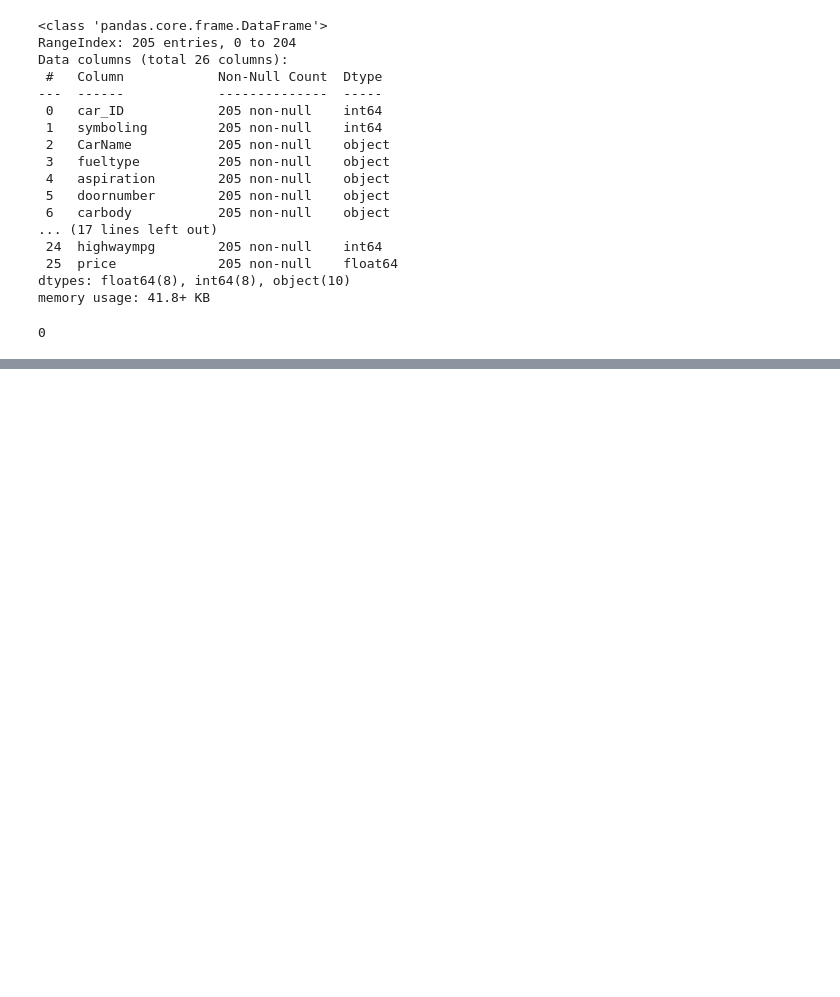
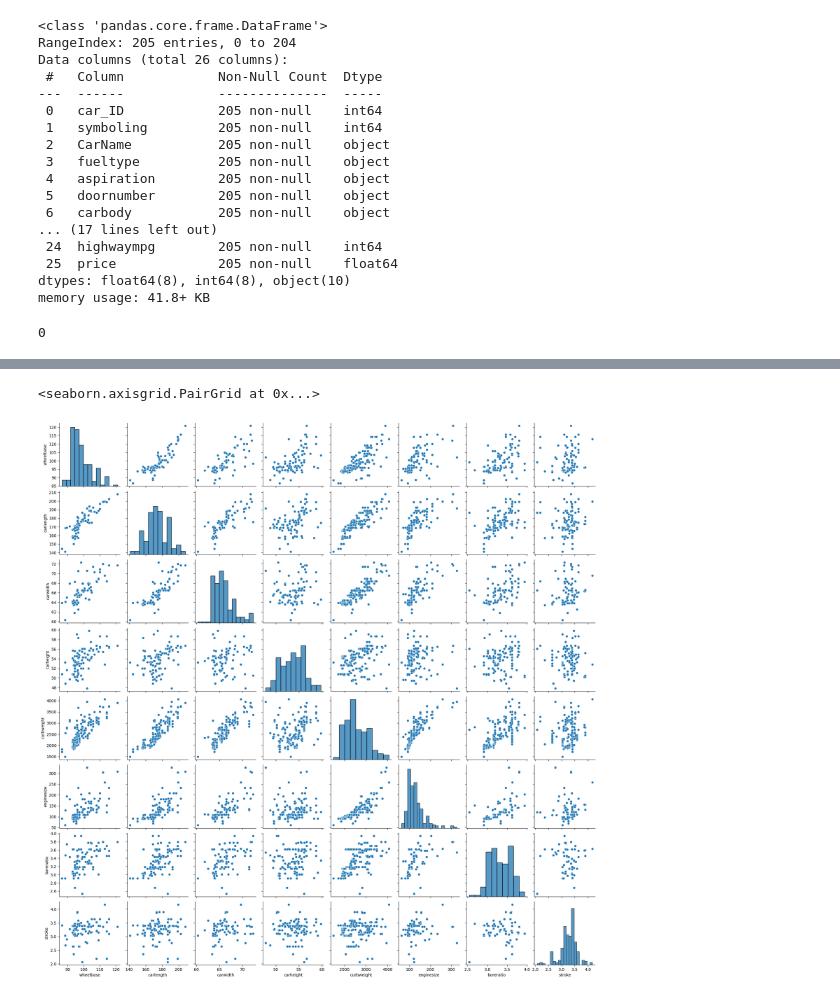
Before and after one commit to mferdinandr/car-price-predict, a Jupyter notebook: file.ipynb, the cells around one changed output, grey strips where cells are left out. Saved outputs shown, nothing was run; the diff lists cells and outputs as text; code cells hidden in the pictures; blank space fills up the shorter version.

```diff
--- a/file.ipynb
+++ b/file.ipynb
@@ -116,0 +140,6 @@ df.duplicated().sum()
+# %%
+# Multivariate Analysis
+sns.pairplot(df[col_num[2:10]])
+# %% [output]
+<seaborn.axisgrid.PairGrid at 0x...>
+[figure, added]
```
Also changed, not shown: parts of 4 cells of this notebook.
